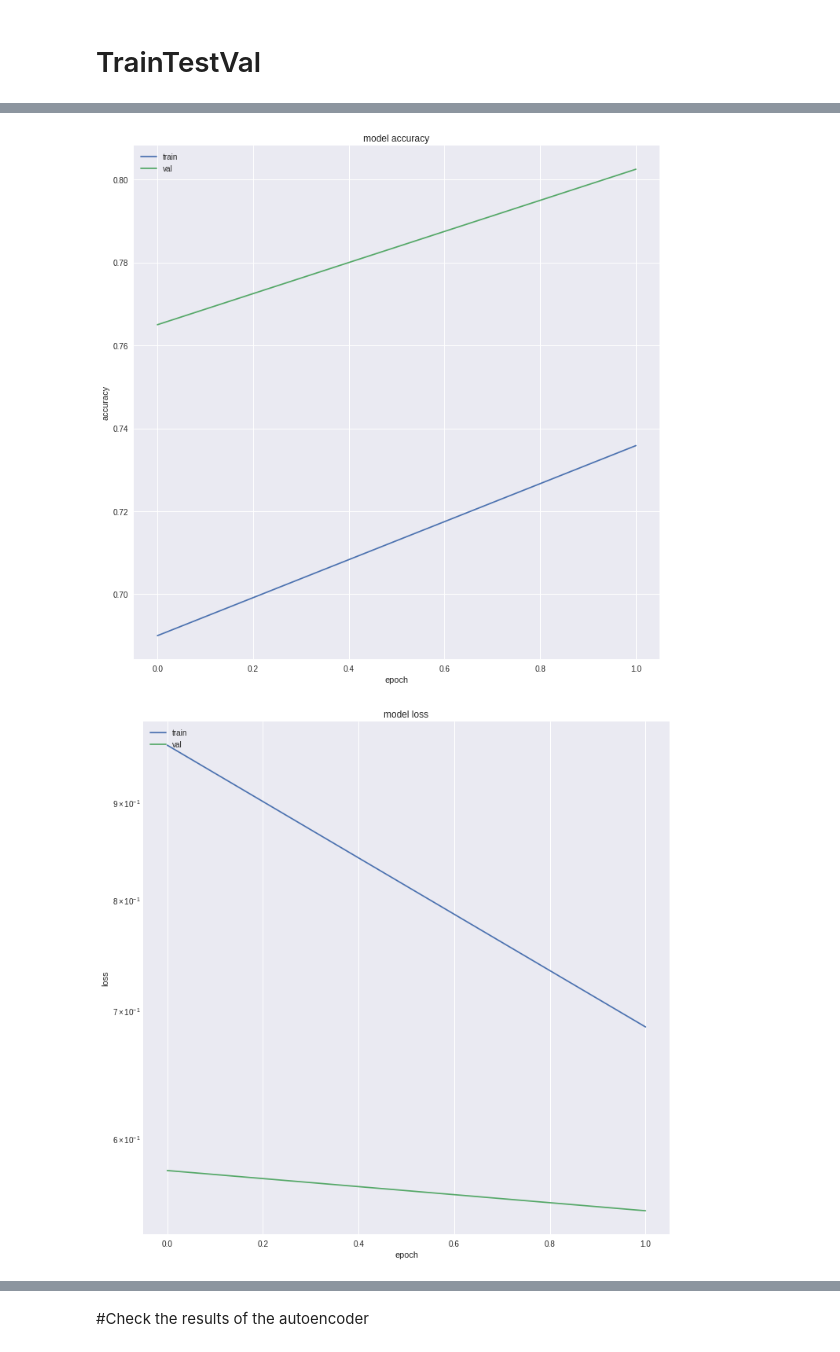
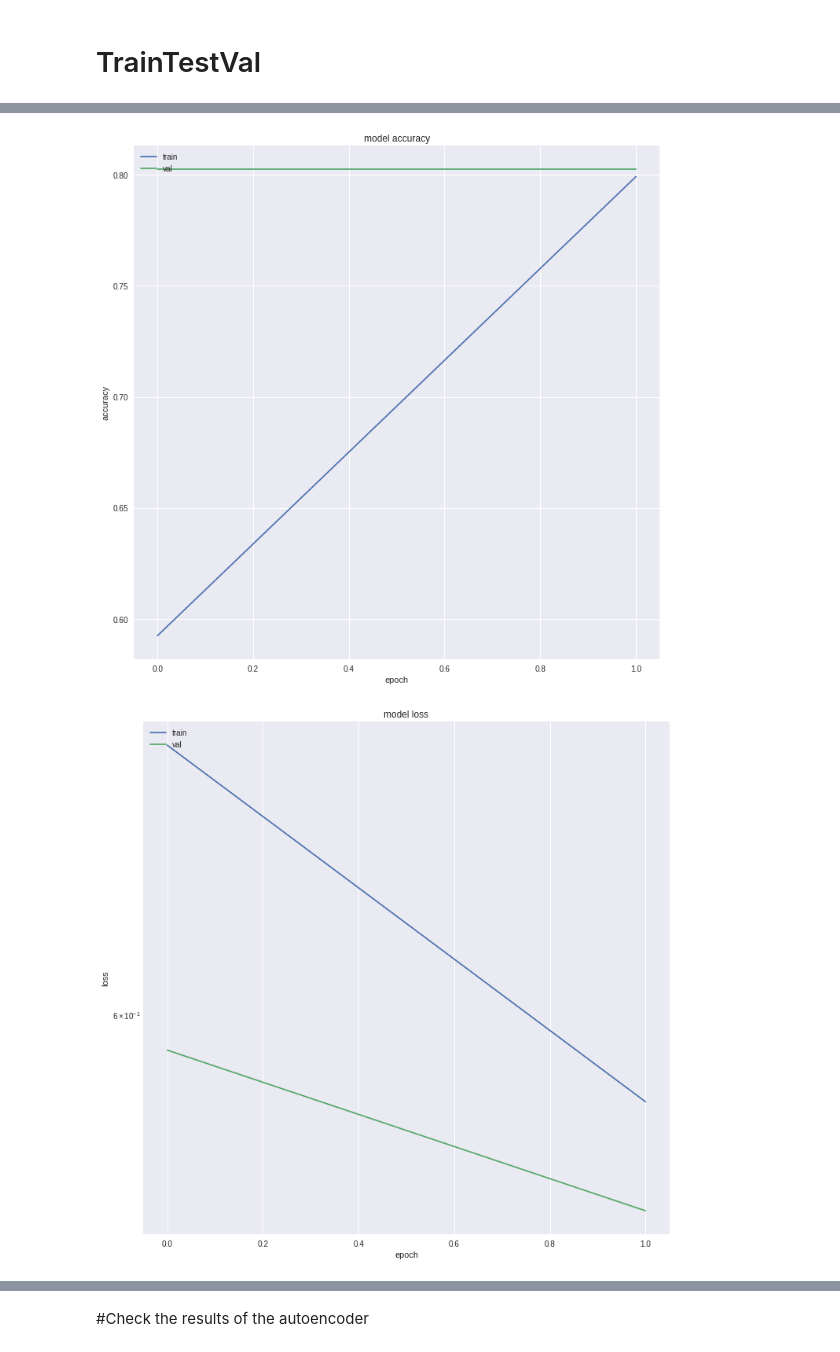
Before and after one commit to kylemath/DeepEEG, a Jupyter notebook: notebooks/DeepEEG.ipynb, the cells around one changed output, grey strips where cells are left out. Saved outputs shown, nothing was run; the diff lists cells and outputs as text; code cells hidden in the pictures.

Commit message:
testing CreateModel inputs

```diff
--- a/notebooks/DeepEEG.ipynb
+++ b/notebooks/DeepEEG.ipynb
@@ -201,10 +202,9 @@ from DeepEEG.tools import FeatureEngineer
 #change this so epochs can either be a mne epochs object,
 #or can be an encoded latent space from the autoencoder
 #automatically detects type
-feats = FeatureEngineer( epochs, model_type = 'NN',
+feats = FeatureEngineer( epochs, model_type = 'LSTM',
                              frequency_domain=0,wave_cycles=2,flims=(4,40),
                              electrodes_out=[0,1,2,3],spect_baseline=[-.1,0])
-
 
 #frequency_domain=0,
 #normalization=True,
@@ -233,6 +233,6 @@ Class Weights: [0.62565172 2.48962656]
 # %%
 from DeepEEG.tools import CreateModel
 print('Input shape: ' + str(feats.input_shape))
-model, encoder = CreateModel(feats, model_type='NN',batch_size=4, units=[64,32,16],dropout=.25,batch_norm=False)
+model, encoder = CreateModel(feats, model_type='AUTO',units=[4],dropout=.25,batch_norm=True)
 # %% [output]
 Input shape: (400, 18)
@@ -257,8 +255,8 @@ _________________________________________________________________
 # %%
 from DeepEEG.tools import TrainTestVal
 TrainTestVal(model, feats,
-             batch_size=4,train_epochs=2,
-             model_type='NN')
+             batch_size=512,train_epochs=2,
+             model_type='LSTM')
 # %% [output]
 Training Model:
 Train on 1200 samples, validate on 400 samples
@@ -269,3 +267,3 @@ Epoch 2/2
 ['acc', 'loss', 'val_acc', 'val_loss']
-[figure, old version]
+[figure, new version]
-[figure, old version]
+[figure, new version]
```
Also changed, not shown: parts of 8 cells of this notebook.
